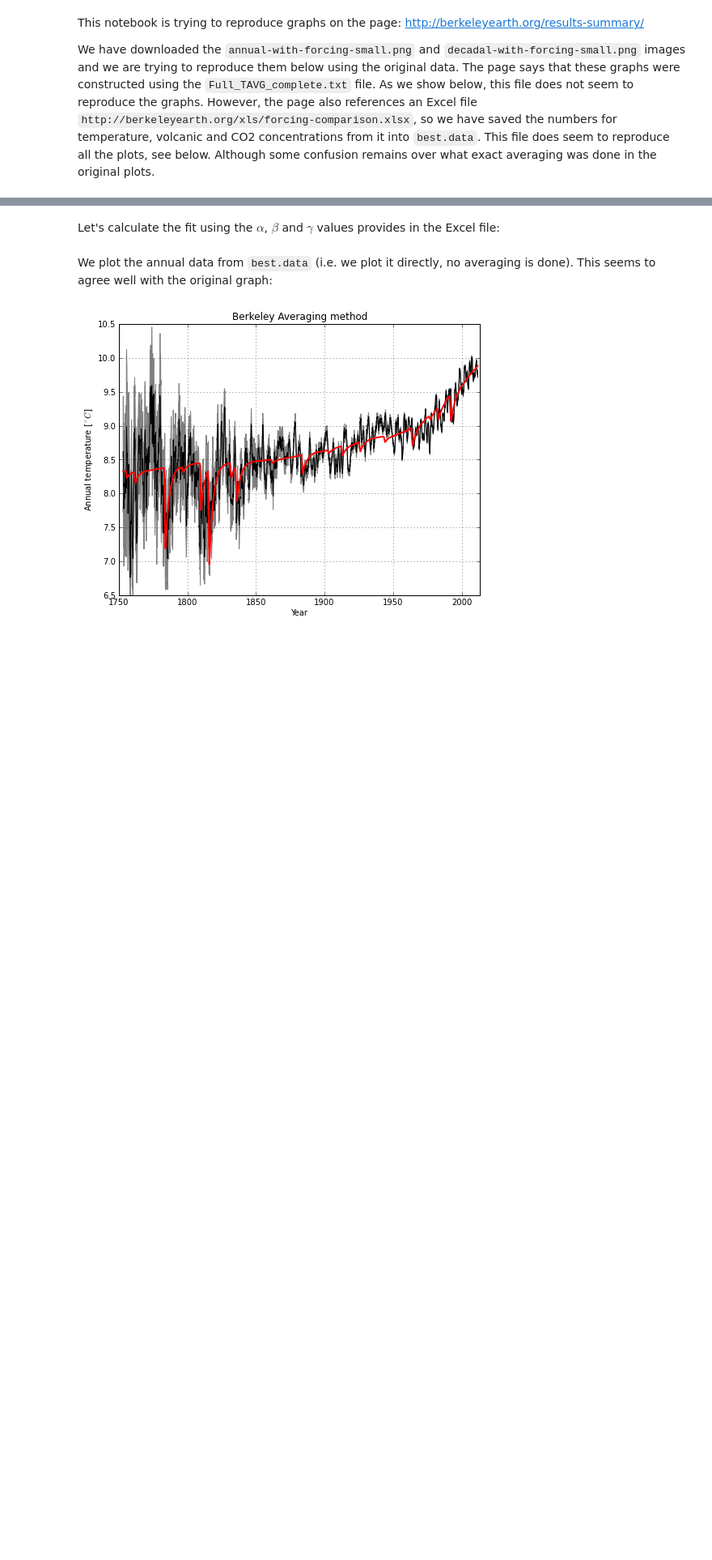
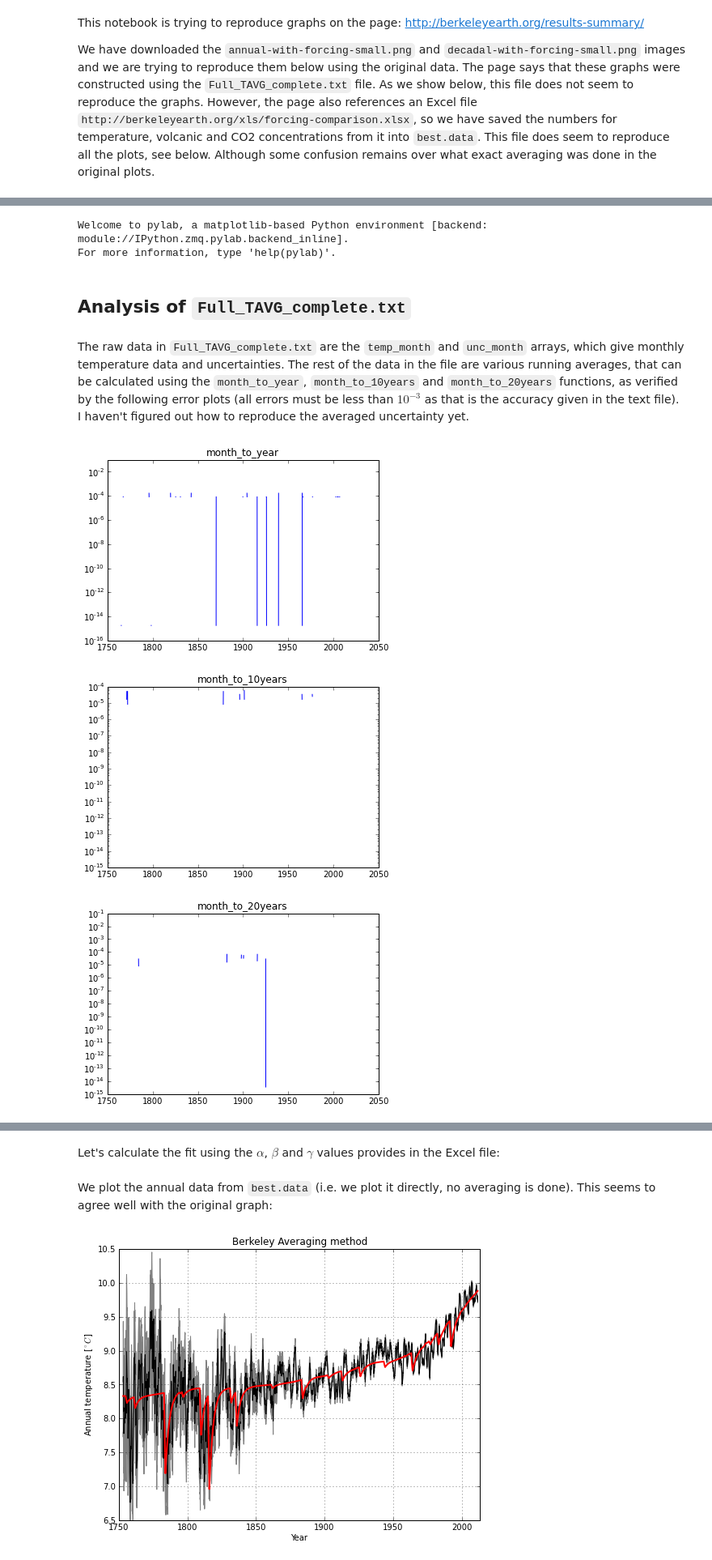
Before and after one commit to certik/climate, a Jupyter notebook: Berkeley fit.ipynb, the cells around one changed output, grey strips where cells are left out. Shown at 81% size. Drawn from its saved outputs; the diff is of its cells as text; code cells hidden in the pictures; blank space fills up the shorter version.

```diff
--- a/Berkeley fit.ipynb
+++ b/Berkeley fit.ipynb
@@ -12,11 +6,44 @@ For more information, type 'help(pylab)'.
+# %%
+%pylab inline
+from IPython.display import Image
+
+def running_average(temp, n=5, m=6, unc=False):
+    """
+    Calculates centered running average from -n to +m points (total of n+m+1 points).
+
+    Example 1: if n=m=6 and the data is monthly, then the result is a centered 13 month running average.
+
+    Example 2: if n=5, m=6 and the data is monthly, then the result is a "centered" 12 month moving average
+                (another way to center it is with n=6, m=5).
+
+    unc ... if True, calculate the average of uncertainties
+    """
+    avg = temp.copy()
+    for i in range(n, size(temp)-m-1):
+        window = temp[i-n:i+m+1]
+        if unc:
+            avg[i] = sqrt(sum(window**2))/len(window)
+        else:
+            avg[i] = average(window)
+    avg[:n] = NaN
+    avg[-m:] = NaN
+    return avg
+
+def month_to_year(temp, unc=False):
+    return running_average(temp, 5, 6, unc) # 5+6+1 = 12 months
+
+def month_to_10years(temp, unc=False):
+    return running_average(temp, 59, 60, unc) #59+60+1 = 120 months
+
+def month_to_20years(temp, unc=False):
+    return running_average(temp, 119, 120, unc) #119+120+1 = 240 months
+# %% [output]
+Welcome to pylab, a matplotlib-based Python environment [backend: module://IPython.zmq.pylab.backend_inline].
+For more information, type 'help(pylab)'.
+# %% [markdown]
+## Analysis of `Full_TAVG_complete.txt`
 # %%
-D = loadtxt("data/best.data")
-years = D[:, 0]
-log_CO2 = D[:, 1]
-volcanic = D[:, 2]
-temp = D[:, 3]
-unc = D[:, 4]
-
+# This file contains monthly temperature data
 D = loadtxt("Full_TAVG_complete.txt", comments="%")
 # Read from file:
 T0 = 8.79
@@ -30,3 +57,21 @@ temp1 = D[:, 4] + T0
 unc1 = D[:, 5]
 temp10 = D[:, 8] + T0
 unc10 = D[:, 9]
+temp20 = D[:, 10] + T0
+unc20 = D[:, 11]
+# %% [markdown]
+The raw data in `Full_TAVG_complete.txt` are the `temp_month` and `unc_month` arrays, which give monthly temperature data and uncertainties. The rest of the data in the file are various running averages, that can be calculated using the `month_to_year`, `month_to_10years` and `month_to_20years` functions, as verified by the following error plots (all errors must be less than $10^{-3}$ as that is the accuracy given in the text file). I haven't figured out how to reproduce the averaged uncertainty yet.
+# %%
+semilogy(years2, temp1-month_to_year(temp_month))
+title("month_to_year")
+show()
+semilogy(years2, temp10-month_to_10years(temp_month))
+title("month_to_10years")
+show()
+semilogy(years2, temp20-month_to_20years(temp_month))
+title("month_to_20years")
+show()
+# %% [output]
+[figure, added]
+[figure, added]
+[figure, added]
```
Also changed, not shown: parts of 28 cells of this notebook.
